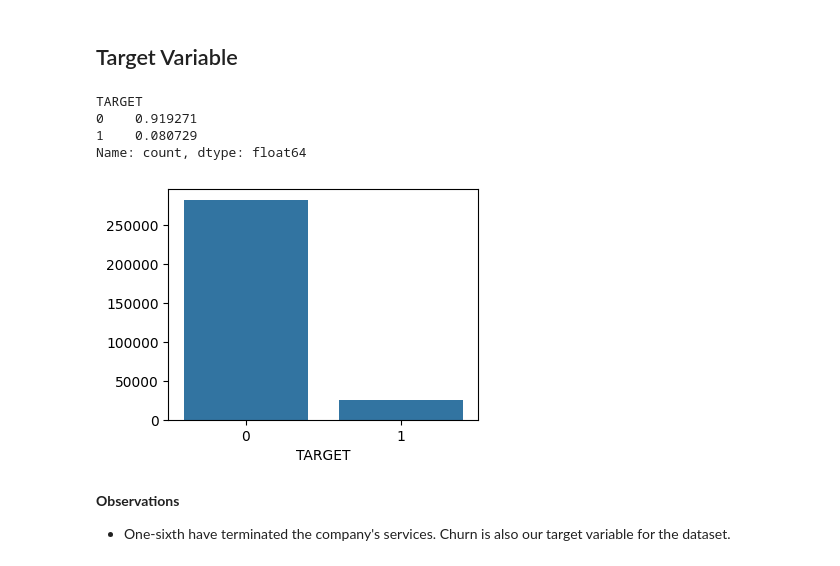
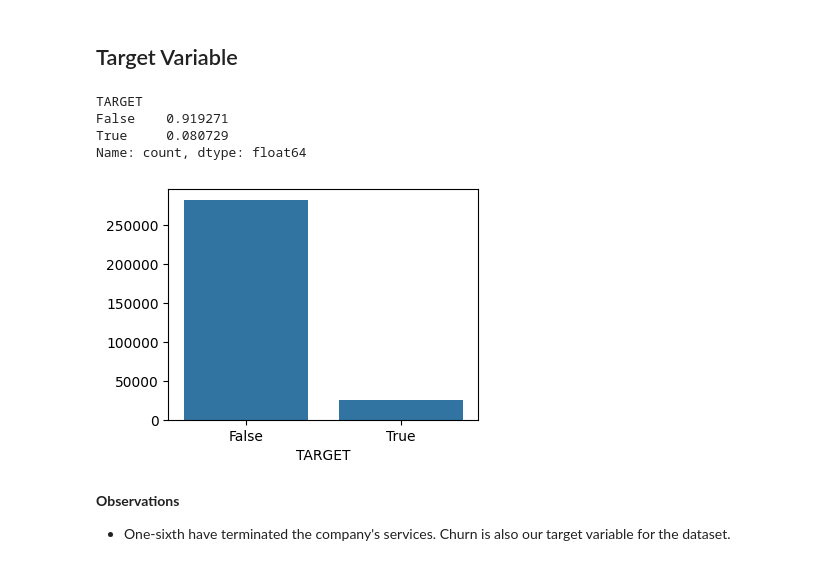
Before and after one commit to mlcuadra1/Credit-Risk, a Jupyter notebook: notebooks/Script 2 - EDA.ipynb, the cells around one changed output. Drawn from its saved outputs; the diff is of its cells as text; code cells hidden in the pictures.

```diff
--- a/notebooks/Script 2 - EDA.ipynb
+++ b/notebooks/Script 2 - EDA.ipynb
@@ -81,16 +78,16 @@ sns.set_style("whitegrid")
 ## Target Variable
 # %%
 fig, ax = plt.subplots(figsize=(4,3))
-sns.countplot(x='TARGET', data=app_train_clean_df)
+sns.countplot(x='TARGET', data=app_train_df_withbool)
 plt.ylabel('')
 
-app_train_clean_df['TARGET'].value_counts()/len(app_train_clean_df)
+app_train_clean_df['TARGET'].value_counts()/len(app_train_df_withbool)
 # %% [output]
 TARGET
-0    0.919271
-1    0.080729
+False    0.919271
+True     0.080729
 Name: count, dtype: float64
-[figure, old version]
+[figure, new version]
 # %% [markdown]
 **Observations**
 - One-sixth have terminated the company's services. Churn is also our target variable for the dataset.
```
Also changed, not shown: parts of 13 cells of this notebook, 2 other files.
